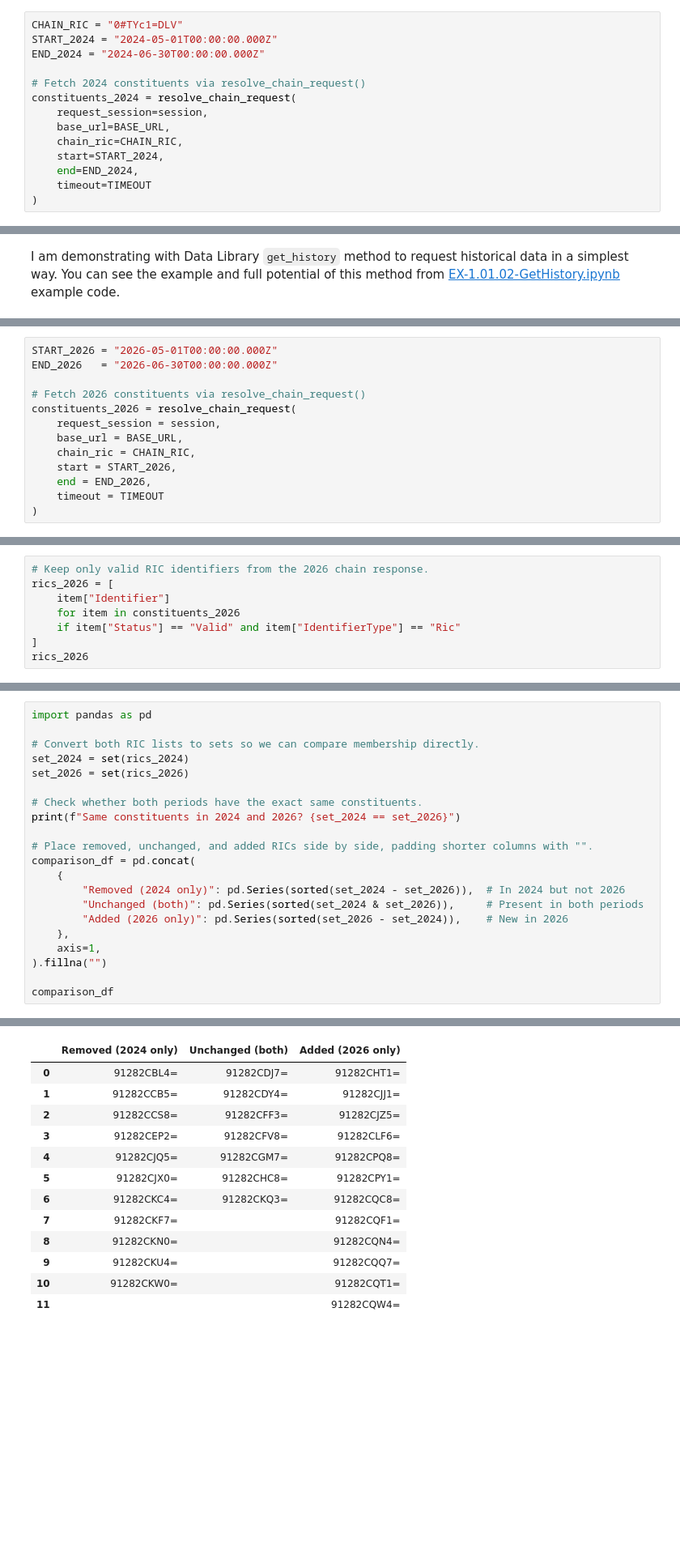
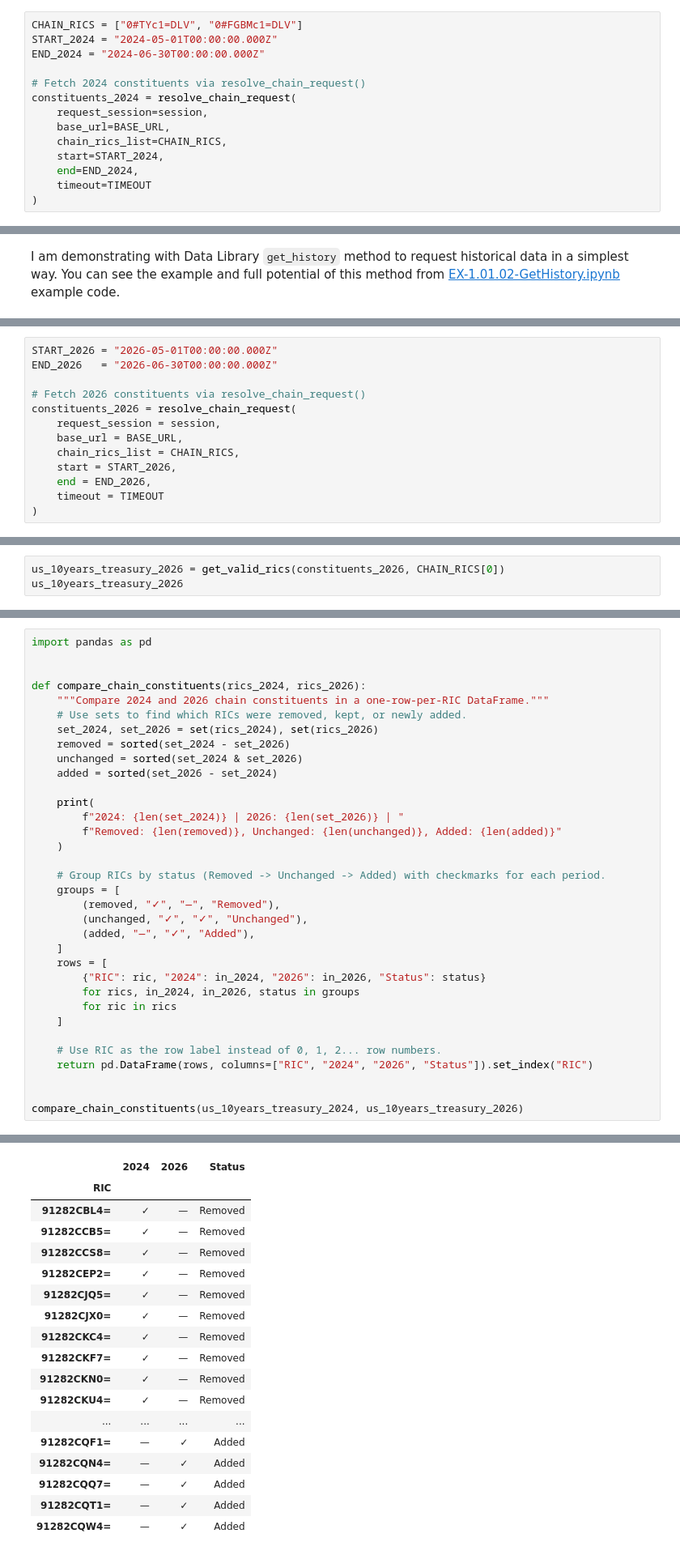
Before and after one commit to LSEG-API-Samples/Aticle.TickHistory.DataLibrary.ChainHistoryRetrieval, a Jupyter notebook: notebook/chainhistory_tickhistory_ld.ipynb, the cells around one changed output, grey strips where cells are left out. Shown at 81% size. Drawn from its saved outputs; the diff is of its cells as text; blank space fills up the shorter version.

Commit message:
updated code to request Tick History for 2 rics and made them a better comparison between 2024, 2026

```diff
--- a/notebook/chainhistory_tickhistory_ld.ipynb
+++ b/notebook/chainhistory_tickhistory_ld.ipynb
@@ -121,5 +129,5 @@ Lets make a first `/Search/HistoricalChainResolution` endpoint call via `resolve
 # %%
-CHAIN_RIC = "0#TYc1=DLV"
+CHAIN_RICS = ["0#TYc1=DLV", "0#FGBMc1=DLV"]
 START_2024 = "2024-05-01T00:00:00.000Z"
 END_2024 = "2024-06-30T00:00:00.000Z"
 
@@ -127,7 +135,7 @@ END_2024 = "2024-06-30T00:00:00.000Z"
 constituents_2024 = resolve_chain_request(
     request_session=session,
     base_url=BASE_URL,
-    chain_ric=CHAIN_RIC,
+    chain_rics_list=CHAIN_RICS,
     start=START_2024,
     end=END_2024,
     timeout=TIMEOUT
@@ -207,7 +252,7 @@ END_2026   = "2026-06-30T00:00:00.000Z"
 constituents_2026 = resolve_chain_request(
     request_session = session,
     base_url = BASE_URL,
-    chain_ric = CHAIN_RIC,
+    chain_rics_list = CHAIN_RICS,
     start = START_2026,
     end = END_2026,
     timeout = TIMEOUT
@@ -219,11 +265,6 @@ Tick History:  19 constituents returned
 # %%
-# Keep only valid RIC identifiers from the 2026 chain response.
-rics_2026 = [
-    item["Identifier"]
-    for item in constituents_2026
-    if item["Status"] == "Valid" and item["IdentifierType"] == "Ric"
-]
-rics_2026
+us_10years_treasury_2026 = get_valid_rics(constituents_2026, CHAIN_RICS[0])
+us_10years_treasury_2026
 # %% [output]
 ['91282CDJ7=',
  '91282CDY4=',
@@ -251,22 +297,35 @@ Now let's compare `rics_2024` and `rics_2026` side by side in a `pandas` DataFra
 # %%
 import pandas as pd
 
-# Convert both RIC lists to sets so we can compare membership directly.
-set_2024 = set(rics_2024)
-set_2026 = set(rics_2026)
 
-# Check whether both periods have the exact same constituents.
-print(f"Same constituents in 2024 and 2026? {set_2024 == set_2026}")
+def compare_chain_constituents(rics_2024, rics_2026):
+    """Compare 2024 and 2026 chain constituents in a one-row-per-RIC DataFrame."""
+    # Use sets to find which RICs were removed, kept, or newly added.
+    set_2024, set_2026 = set(rics_2024), set(rics_2026)
+    removed = sorted(set_2024 - set_2026)
+    unchanged = sorted(set_2024 & set_2026)
+    added = sorted(set_2026 - set_2024)
 
-# Place removed, unchanged, and added RICs side by side, padding shorter columns with "".
-comparison_df = pd.concat(
-    {
-        "Removed (2024 only)": pd.Series(sorted(set_2024 - set_2026)),  # In 2024 but not 2026
-        "Unchanged (both)": pd.Series(sorted(set_2024 & set_2026)),     # Present in both periods
-        "Added (2026 only)": pd.Series(sorted(set_2026 - set_2024)),    # New in 2026
-    },
-    axis=1,
-).fillna("")
+    print(
+        f"2024: {len(set_2024)} | 2026: {len(set_2026)} | "
+        f"Removed: {len(removed)}, Unchanged: {len(unchanged)}, Added: {len(added)}"
+    )
 
-comparison_df
+    # Group RICs by status (Removed -> Unchanged -> Added) with checkmarks for each period.
+    groups = [
+        (removed, "✓", "—", "Removed"),
+        (unchanged, "✓", "✓", "Unchanged"),
+        (added, "—", "✓", "Added"),
+    ]
+    rows = [
+        {"RIC": ric, "2024": in_2024, "2026": in_2026, "Status": status}
+        for rics, in_2024, in_2026, status in groups
+        for ric in rics
+    ]
+
+    # Use RIC as the row label instead of 0, 1, 2... row numbers.
+    return pd.DataFrame(rows, columns=["RIC", "2024", "2026", "Status"]).set_index("RIC")
+
+
+compare_chain_constituents(us_10years_treasury_2024, us_10years_treasury_2026)
 # %% [output]
@@ -274,13 +333,18 @@ Same constituents in 2024 and 2026? False
-|  | Removed (2024 only) | Unchanged (both) | Added (2026 only) |
-| 0 | 91282CBL4= | 91282CDJ7= | 91282CHT1= |
-| 1 | 91282CCB5= | 91282CDY4= | 91282CJJ1= |
-| 2 | 91282CCS8= | 91282CFF3= | 91282CJZ5= |
-| 3 | 91282CEP2= | 91282CFV8= | 91282CLF6= |
-| 4 | 91282CJQ5= | 91282CGM7= | 91282CPQ8= |
-| 5 | 91282CJX0= | 91282CHC8= | 91282CPY1= |
-| 6 | 91282CKC4= | 91282CKQ3= | 91282CQC8= |
-| 7 | 91282CKF7= |  | 91282CQF1= |
-| 8 | 91282CKN0= |  | 91282CQN4= |
-| 9 | 91282CKU4= |  | 91282CQQ7= |
-| 10 | 91282CKW0= |  | 91282CQT1= |
-| 11 |  |  | 91282CQW4= |
+|  | 2024 | 2026 | Status |
+| RIC |  |  |  |
+| 91282CBL4= | ✓ | — | Removed |
+| 91282CCB5= | ✓ | — | Removed |
+| 91282CCS8= | ✓ | — | Removed |
+| 91282CEP2= | ✓ | — | Removed |
+| 91282CJQ5= | ✓ | — | Removed |
+| 91282CJX0= | ✓ | — | Removed |
+| 91282CKC4= | ✓ | — | Removed |
+| 91282CKF7= | ✓ | — | Removed |
+| 91282CKN0= | ✓ | — | Removed |
+| 91282CKU4= | ✓ | — | Removed |
+| ... | ... | ... | ... |
+| 91282CQF1= | — | ✓ | Added |
+| 91282CQN4= | — | ✓ | Added |
+| 91282CQQ7= | — | ✓ | Added |
+| 91282CQT1= | — | ✓ | Added |
+| 91282CQW4= | — | ✓ | Added |
```
Also changed, not shown: parts of 20 cells of this notebook.
